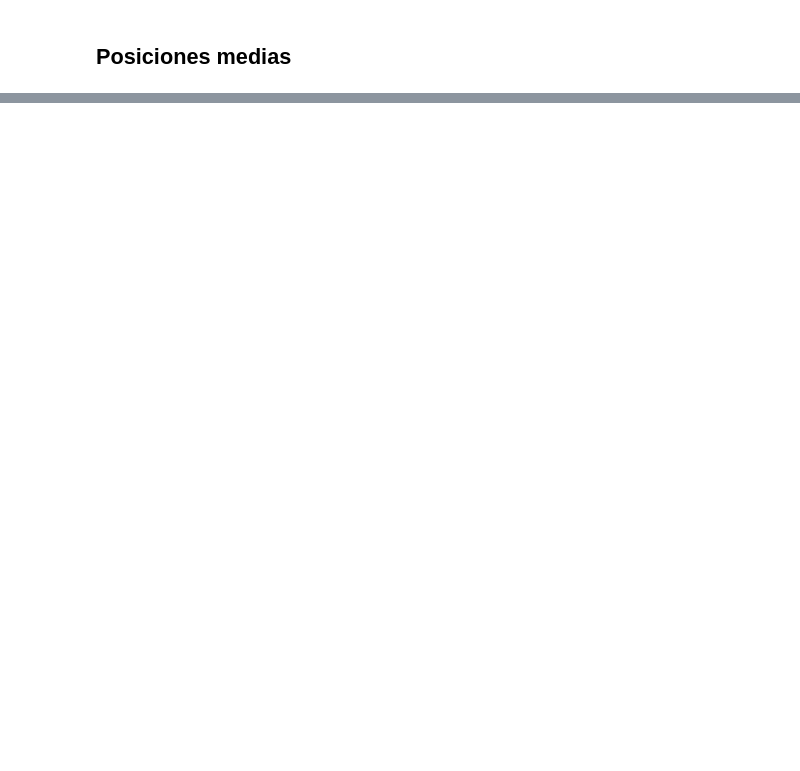
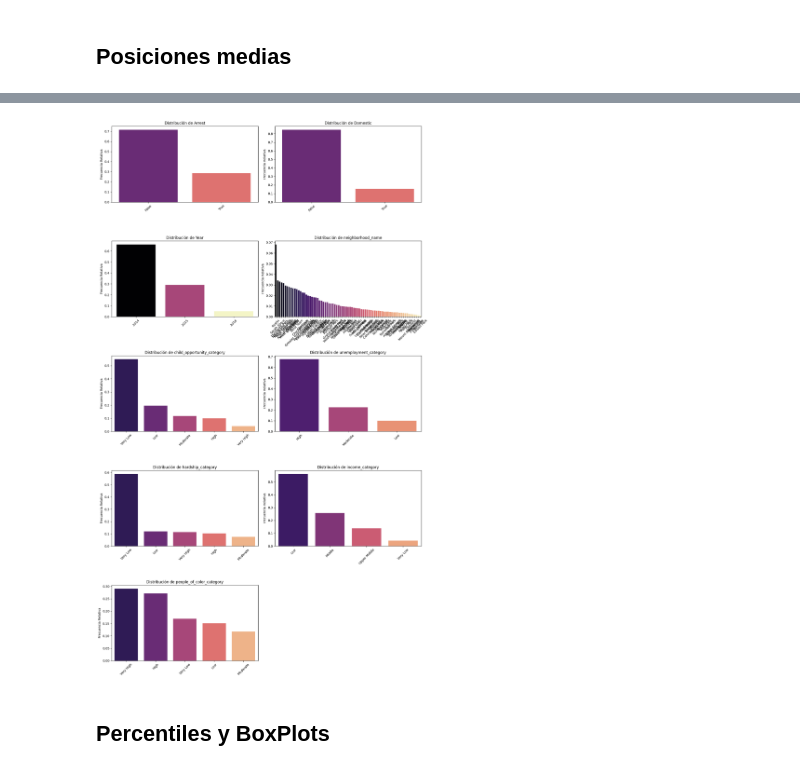
Before and after one commit to Abbalmaseda/EDA-Chicago-Crime, a Jupyter notebook: src/notebooks/notebook_fase inicial.ipynb, the cells around one changed output, grey strips where cells are left out. Cells and saved outputs as stored; diff of their text form; code cells hidden in the pictures; blank space fills up the shorter version.

```diff
--- a/src/notebooks/notebook_fase inicial.ipynb
+++ b/src/notebooks/notebook_fase inicial.ipynb
@@ -155,0 +240,6 @@ df[categoricas].mode().T
+# %%
+distribucionCategoricas(df, categoricas, relativa=True)
+# %% [output]
+[figure, added]
+# %% [markdown]
+## Percentiles y BoxPlots
```
Also changed, not shown: parts of 19 cells of this notebook, 5 other files.
